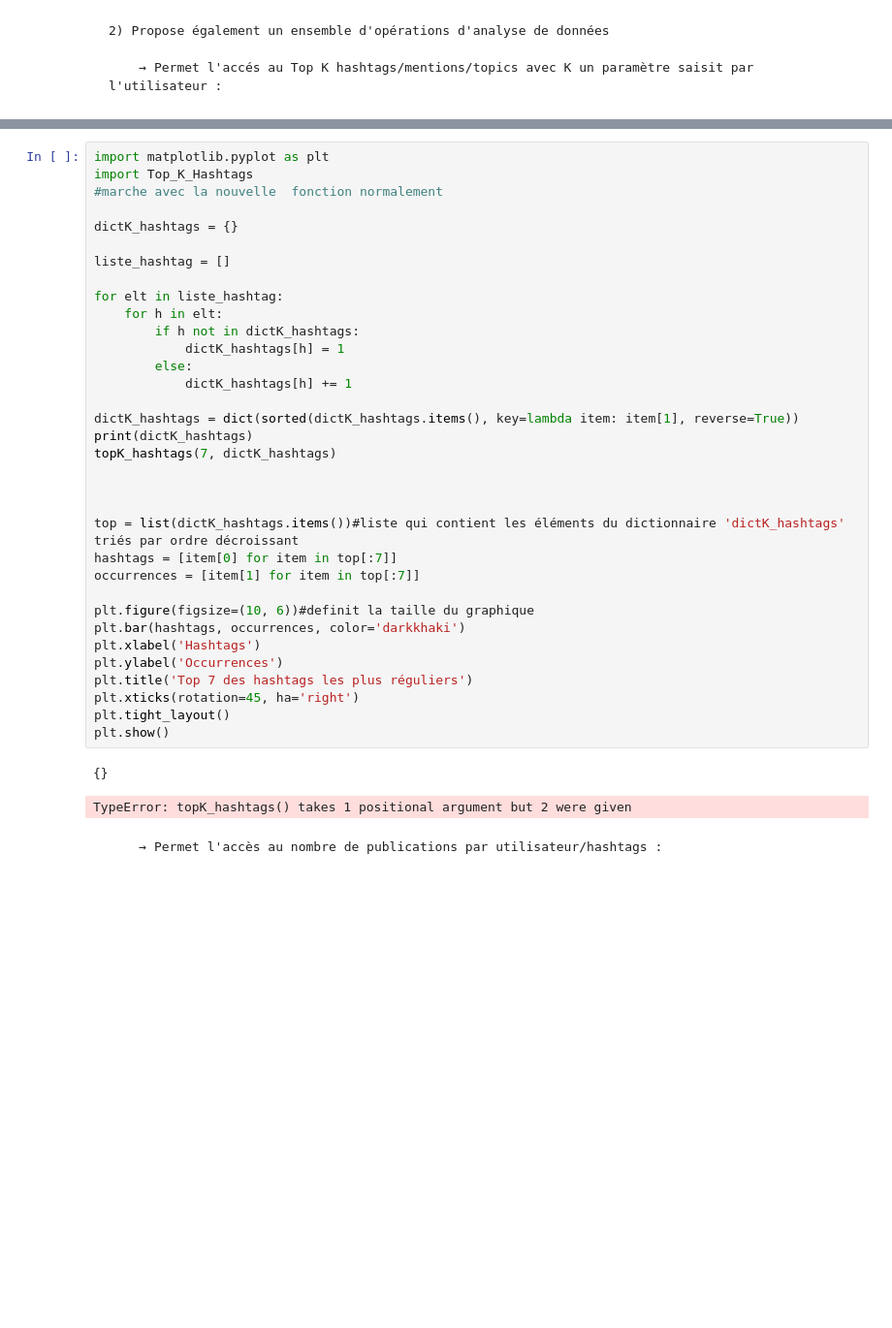
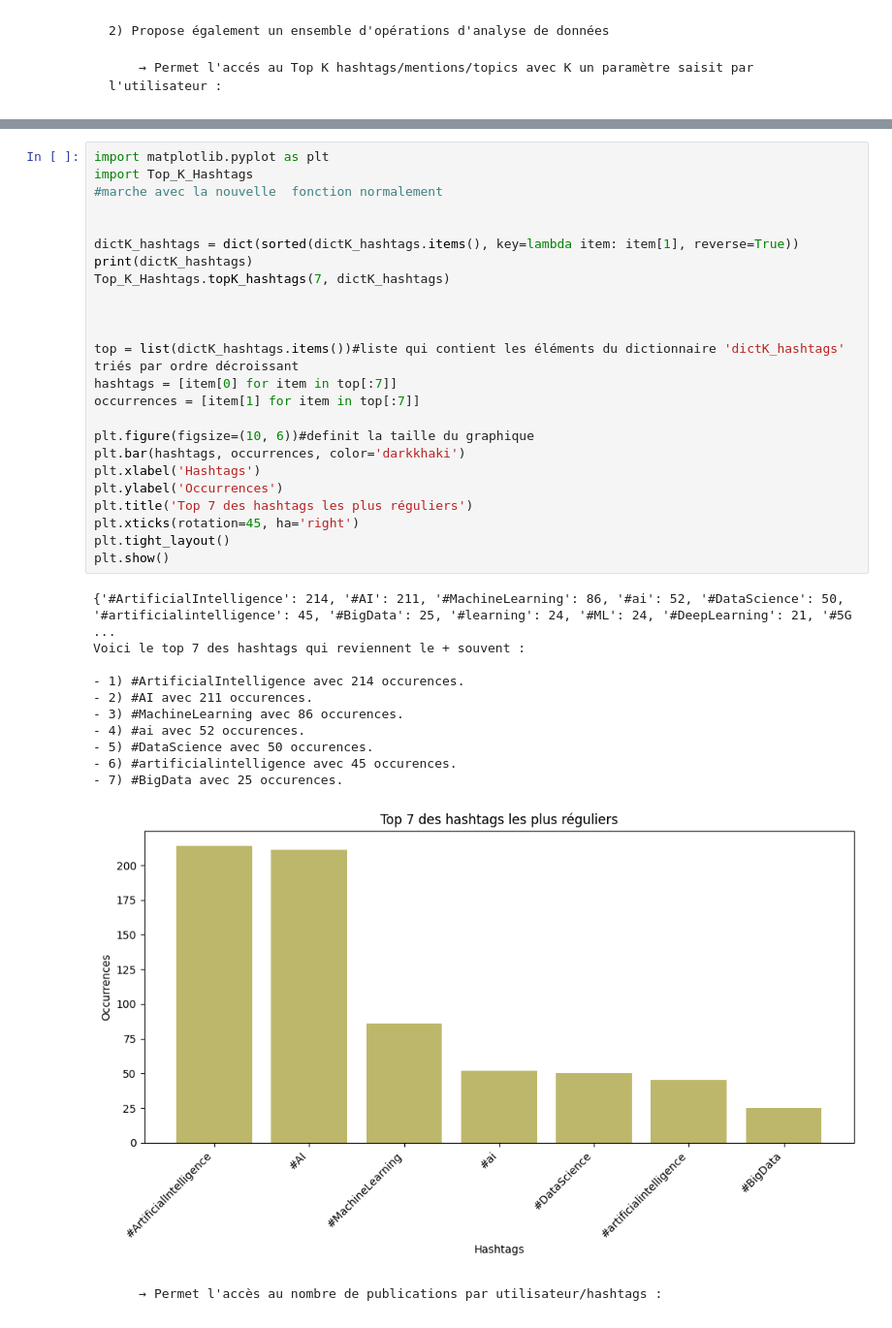
Before and after one commit to uvsq22202731/projet-IN304, a Jupyter notebook: Modules/InPoDa.ipynb, the cells around one changed output, grey strips where cells are left out. Shown: that part at 97% size. Drawn from its saved outputs; the diff is of its cells as text; blank space fills up the shorter version.

```diff
--- a/Modules/InPoDa.ipynb
+++ b/Modules/InPoDa.ipynb
@@ -149,40 +191,39 @@ ValueError: invalid literal for int() with base 10: ''
 # %%
 import matplotlib.pyplot as plt
 import Top_K_Hashtags
 #marche avec la nouvelle  fonction normalement
 
-dictK_hashtags = {}
-
-liste_hashtag = []
-
-for elt in liste_hashtag:
-    for h in elt:
-        if h not in dictK_hashtags:
-            dictK_hashtags[h] = 1
-        else:
-            dictK_hashtags[h] += 1
 
 dictK_hashtags = dict(sorted(dictK_hashtags.items(), key=lambda item: item[1], reverse=True))
 print(dictK_hashtags)
-topK_hashtags(7, dictK_hashtags)
+Top_K_Hashtags.topK_hashtags(7, dictK_hashtags)
 
 
 
 top = list(dictK_hashtags.items())#liste qui contient les éléments du dictionnaire 'dictK_hashtags' triés par ordre décroissant
 hashtags = [item[0] for item in top[:7]]
 occurrences = [item[1] for item in top[:7]]
 
 plt.figure(figsize=(10, 6))#definit la taille du graphique
 plt.bar(hashtags, occurrences, color='darkkhaki')
 plt.xlabel('Hashtags')
 plt.ylabel('Occurrences')
 plt.title('Top 7 des hashtags les plus réguliers')
 plt.xticks(rotation=45, ha='right')
 plt.tight_layout()
 plt.show()
 # %% [output]
-{}
+{'#ArtificialIntelligence': 214, '#AI': 211, '#MachineLearning': 86, '#ai': 52, '#DataScience': 50, '#artificialintelligence': 45, '#BigData': 25, '#learning': 24, '#ML': 24, '#DeepLearning': 21, '#5G ...
+Voici le top 7 des hashtags qui reviennent le + souvent :
+
+- 1) #ArtificialIntelligence avec 214 occurences.
+- 2) #AI avec 211 occurences.
+- 3) #MachineLearning avec 86 occurences.
+- 4) #ai avec 52 occurences.
+- 5) #DataScience avec 50 occurences.
+- 6) #artificialintelligence avec 45 occurences.
+- 7) #BigData avec 25 occurences.
-TypeError: topK_hashtags() takes 1 positional argument but 2 were given
+[figure, added]
 # %% [markdown]
         → Permet l'accès au nombre de publications par utilisateur/hashtags :
 # %%
```
Also changed, not shown: parts of 6 cells of this notebook.
